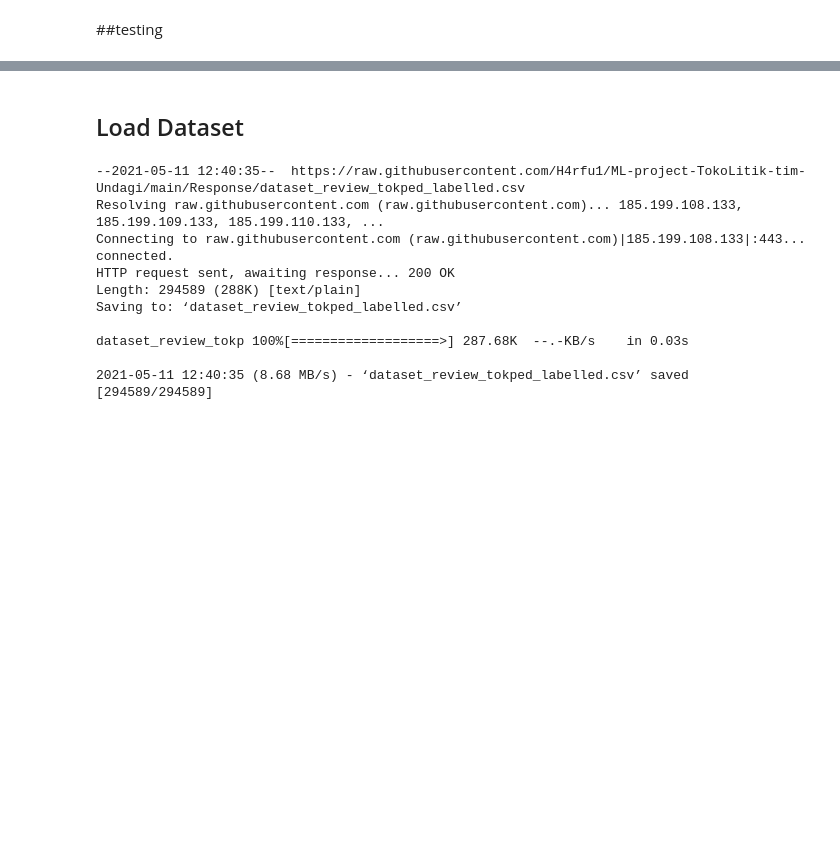
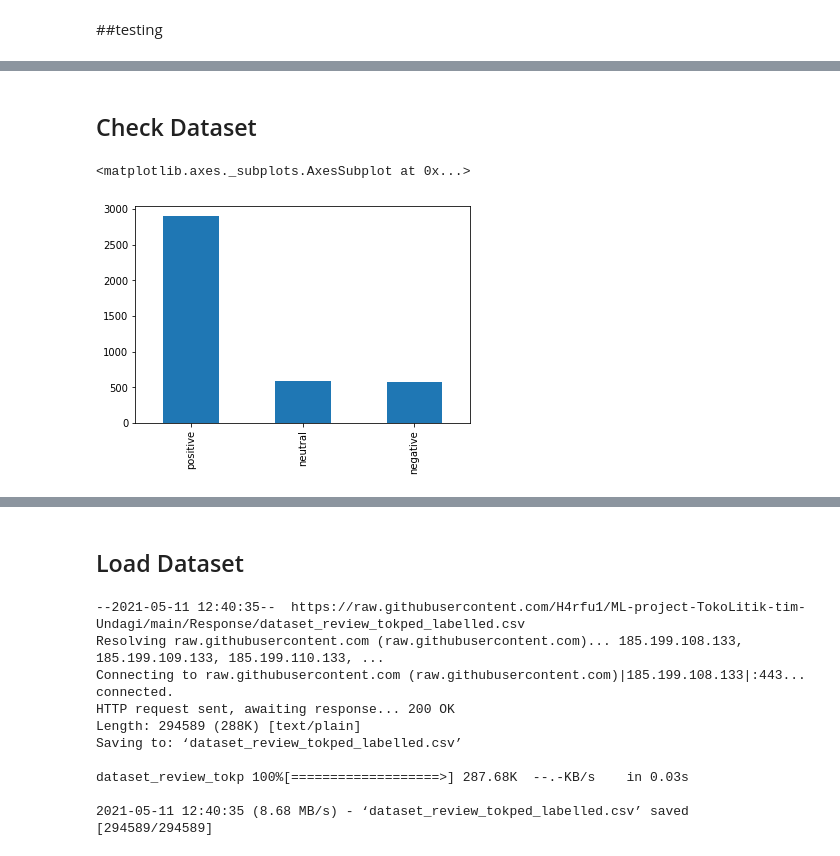
Before and after one commit to H4rfu1/ML-project-TokoLitik-tim-Undagi, a Jupyter notebook: Response/MainProject.ipynb, the cells around one changed output, grey strips where cells are left out. Cells and saved outputs as stored; diff of their text form; code cells hidden in the pictures; blank space fills up the shorter version.

```diff
--- a/Response/MainProject.ipynb
+++ b/Response/MainProject.ipynb
@@ -812,0 +908,5 @@ print(classes)
+# %%
+#dataset from crawling process
+df = pd.read_csv('/content/dataset_review_tokped_labelled.csv')
+print(df.shape)
+df
@@ -812,0 +928,7 @@ print(classes)
+# %% [markdown]
+## Check Dataset
+# %%
+pd.value_counts(df['Sentiment']).plot.bar()
+# %% [output]
+<matplotlib.axes._subplots.AxesSubplot at 0x...>
+[figure, added]
```
Also changed, not shown: parts of 51 cells of this notebook, 2 other files.
